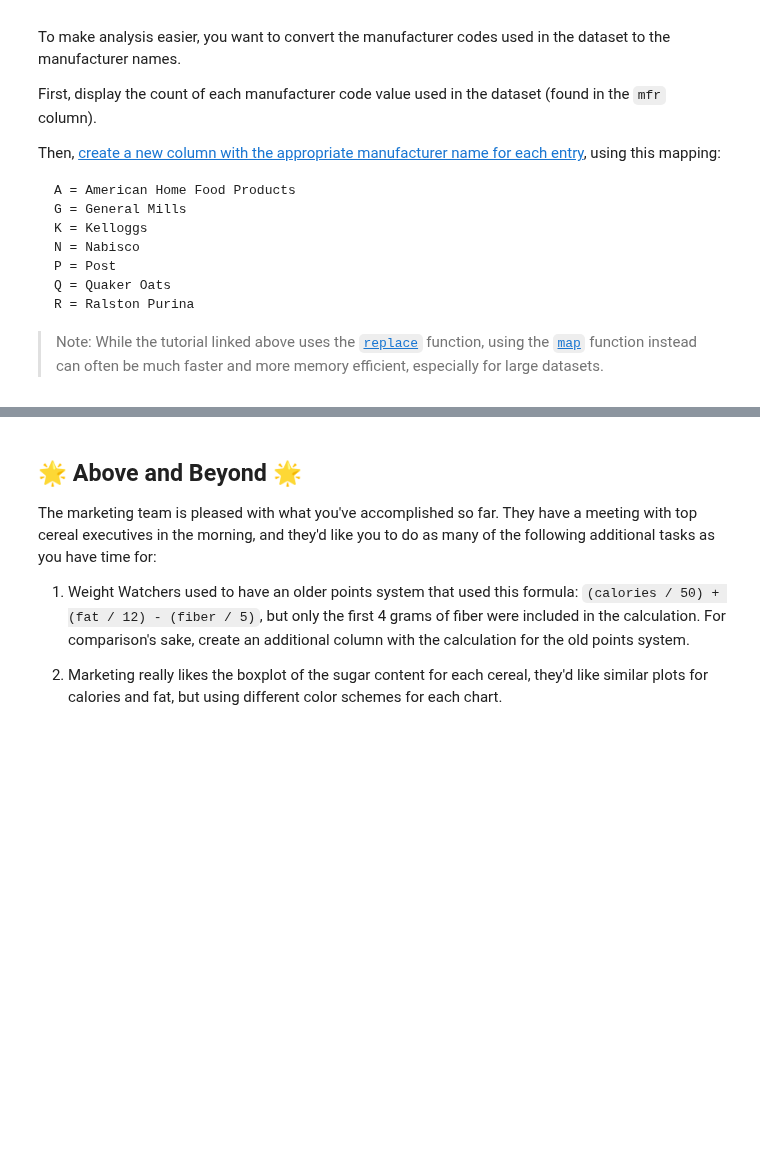
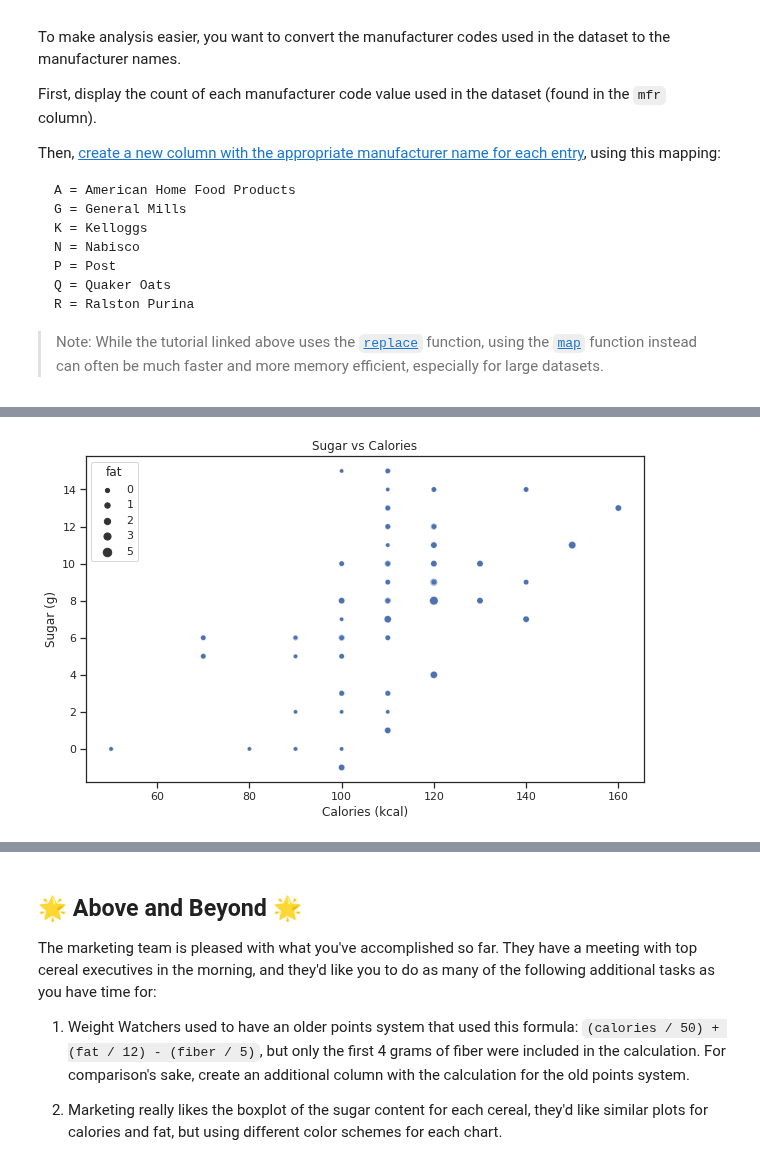
Before and after one commit to byui-cse/cse450-course, a Jupyter notebook: notebooks/Exploration_02_Solved.ipynb, the cells around one changed output, grey strips where cells are left out. Cells and saved outputs as stored; diff of their text form; code cells hidden in the pictures; blank space fills up the shorter version.

```diff
--- a/notebooks/Exploration_02_Solved.ipynb
+++ b/notebooks/Exploration_02_Solved.ipynb
@@ -239,0 +242,12 @@ alt.Chart(cereal).mark_boxplot(size=50).encode(
+# %%
+# A scatter plot showing the relationship between sugar and calories.
+plt.figure(figsize=(10,6))
+
+scatter = sns.scatterplot(data=cereal, x='calories', y='sugars', size='fat')
+scatter.set_title("Sugar vs Calories")
+scatter.set_ylabel("Sugar (g)")
+scatter.set_xlabel("Calories (kcal)")
+
+plt.show()
+# %% [output]
+[figure, added]
```
Also changed, not shown: parts of 32 cells of this notebook.
